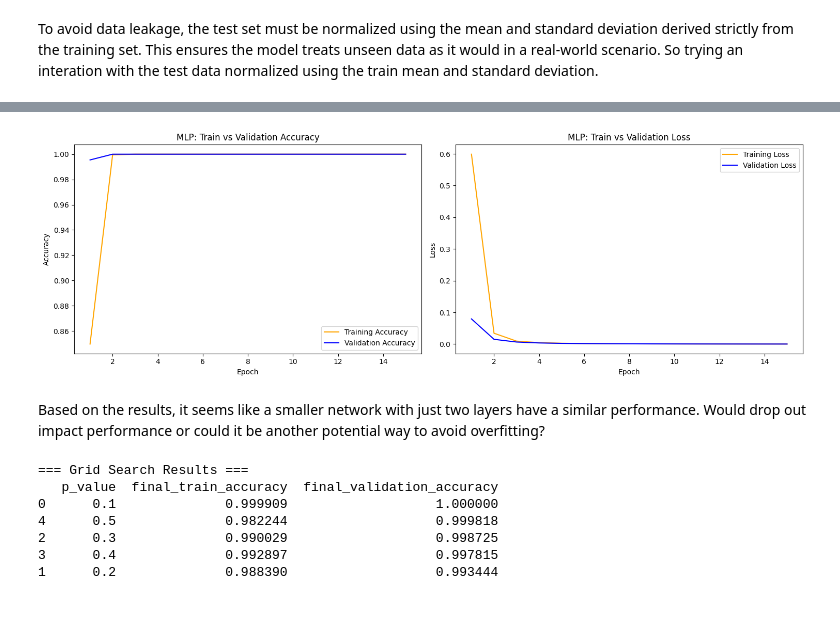
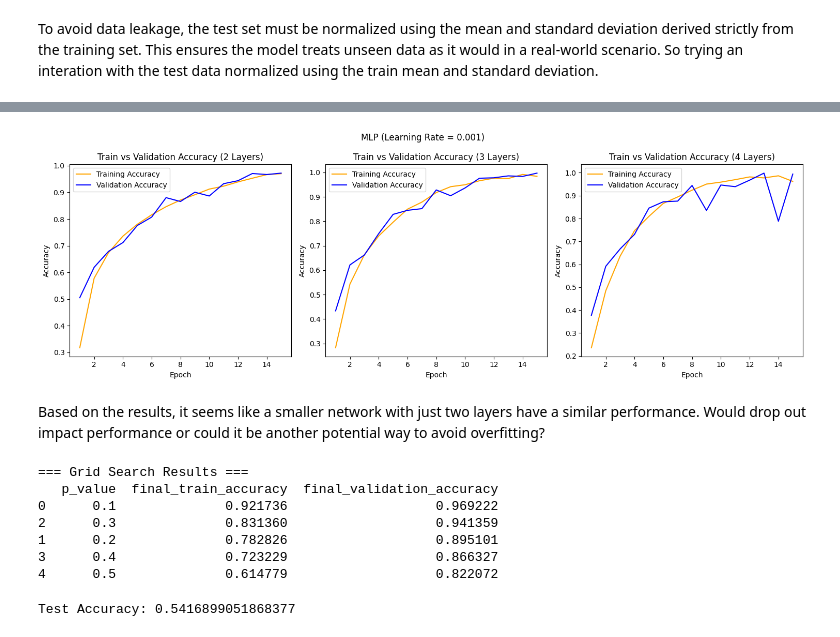
Before and after one commit to yzhao2433/sign_lang_recognition, a Jupyter notebook: mlp.ipynb, the cells around one changed output, grey strips where cells are left out. Drawn from its saved outputs; the diff is of its cells as text; code cells hidden in the pictures; blank space fills up the shorter version.

```diff
--- a/mlp.ipynb
+++ b/mlp.ipynb
@@ -201,27 +268,35 @@ mlp_log_small = train_model(n_epochs=15,
                       model=mlp_model_small,
                       train_loader=train_loader,
                       val_loader=val_loader)
-# %%
-fig, axes = plt.subplots(1, 2, figsize=(15, 5))
-
-axes[0].plot(mlp_log_small['epoch'], mlp_log_small['train_accuracy'], color='orange', label='Training Accuracy')
-axes[0].plot(mlp_log_small['epoch'], mlp_log_small['validation_accuracy'], color='blue', label='Validation Accuracy')
-axes[0].set_title('MLP: Train vs Validation Accuracy')
-axes[0].set_xlabel('Epoch')
-axes[0].set_ylabel('Accuracy')
-axes[0].legend()
-
-axes[1].plot(mlp_log_small['epoch'], mlp_log_small['train_loss'], color='orange', label='Training Loss')
-axes[1].plot(mlp_log_small['epoch'], mlp_log_small['validation_loss'], color='blue', label='Validation Loss')
-axes[1].set_title('MLP: Train vs Validation Loss')
-axes[1].set_xlabel('Epoch')
-axes[1].set_ylabel('Loss')
-axes[1].legend()
-
-plt.tight_layout()
-plt.show()
-# %% [output]
-[figure, removed]
+# %%
+fig, axes = plt.subplots(1, 3, figsize=(15, 5))
+plt.suptitle("MLP (Learning Rate = 0.001)")
+
+axes[0].plot(mlp_log_small['epoch'], mlp_log_small['train_accuracy'], color='orange', label='Training Accuracy')
+axes[0].plot(mlp_log_small['epoch'], mlp_log_small['validation_accuracy'], color='blue', label='Validation Accuracy')
+axes[0].set_title('Train vs Validation Accuracy (2 Layers)')
+axes[0].set_xlabel('Epoch')
+axes[0].set_ylabel('Accuracy')
+axes[0].legend()
+
+axes[1].plot(mlp_log_lr001['epoch'], mlp_log_lr001['train_accuracy'], color='orange', label='Training Accuracy')
+axes[1].plot(mlp_log_lr001['epoch'], mlp_log_lr001['validation_accuracy'], color='blue', label='Validation Accuracy')
+axes[1].set_title('Train vs Validation Accuracy (3 Layers)')
+axes[1].set_xlabel('Epoch')
+axes[1].set_ylabel('Accuracy')
+axes[1].legend()
+
+axes[2].plot(mlp_log_large['epoch'], mlp_log_large['train_accuracy'], color='orange', label='Training Accuracy')
+axes[2].plot(mlp_log_large['epoch'], mlp_log_large['validation_accuracy'], color='blue', label='Validation Accuracy')
+axes[2].set_title('Train vs Validation Accuracy (4 Layers)')
+axes[2].set_xlabel('Epoch')
+axes[2].set_ylabel('Accuracy')
+axes[2].legend()
+
+plt.tight_layout()
+plt.show()
+# %% [output]
+[figure, added]
 # %% [markdown]
 Based on the results, it seems like a smaller network with just two layers have a similar performance. Would drop out impact performance or could it be another potential way to avoid overfitting?
 # %%
@@ -238,7 +313,7 @@ for p in p_values:
     )
     current_optimizer = torch.optim.Adam(current_model.parameters(), lr=0.001)
 
-    log_df = train_model(n_epochs=5,
+    log_df = train_model(n_epochs=15,
                          model=current_model,
                          optimizer=current_optimizer,
                          loss_fn=nn.CrossEntropyLoss(),
@@ -262,8 +337,8 @@ print(best_results)
 # %% [output]
 === Grid Search Results ===
    p_value  final_train_accuracy  final_validation_accuracy
-0      0.1              0.999909                   1.000000
-4      0.5              0.982244                   0.999818
-2      0.3              0.990029                   0.998725
-3      0.4              0.992897                   0.997815
-1      0.2              0.988390                   0.993444
+0      0.1              0.921736                   0.969222
+2      0.3              0.831360                   0.941359
+1      0.2              0.782826                   0.895101
+3      0.4              0.723229                   0.866327
+4      0.5              0.614779                   0.822072
@@ -269,0 +360,4 @@ print(best_results)
+# %%
+best_model_test_acc = test_model(mlp_model_lr001, test_loader)
+# %% [output]
+Test Accuracy: 0.5416899051868377
```
Also changed, not shown: parts of 16 cells of this notebook.
